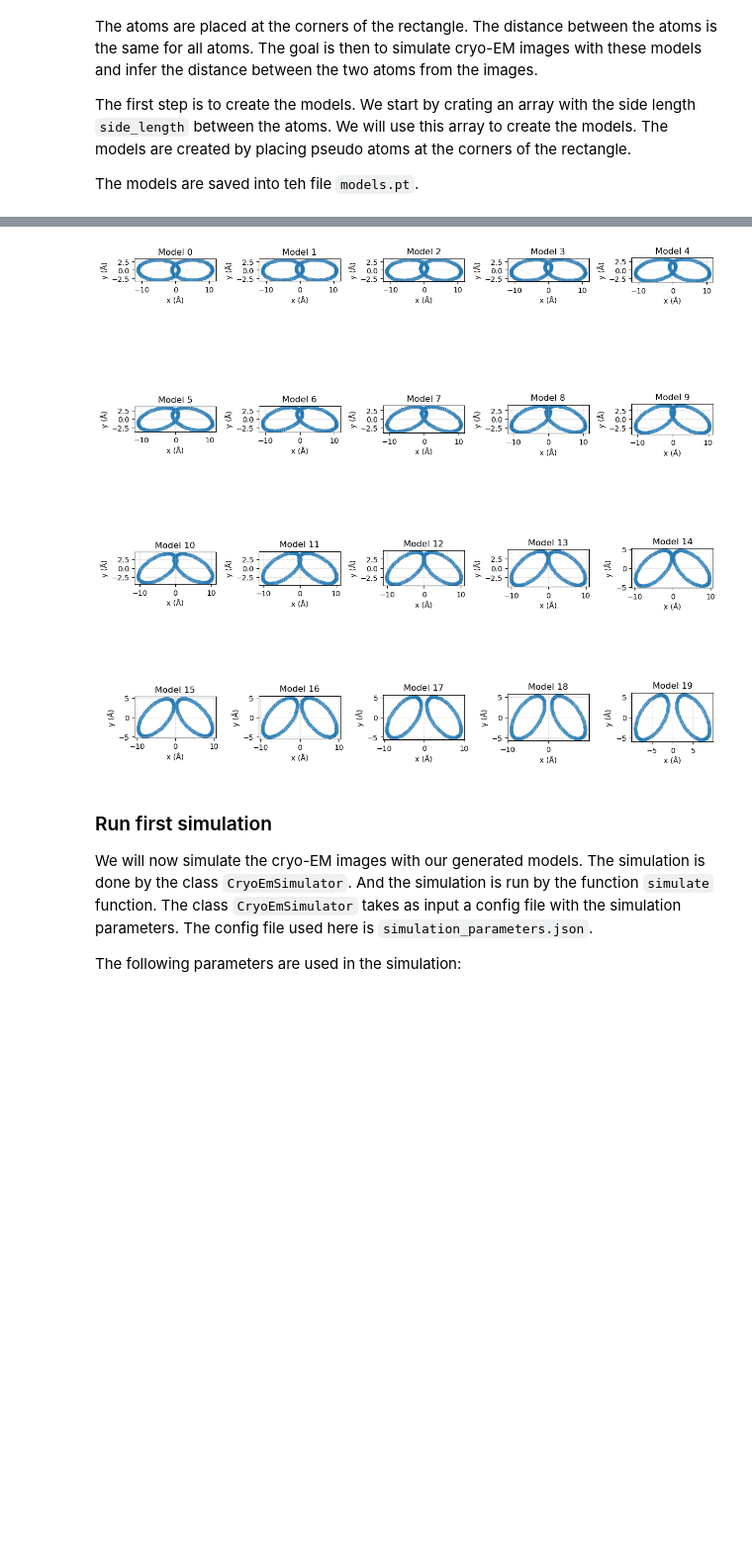
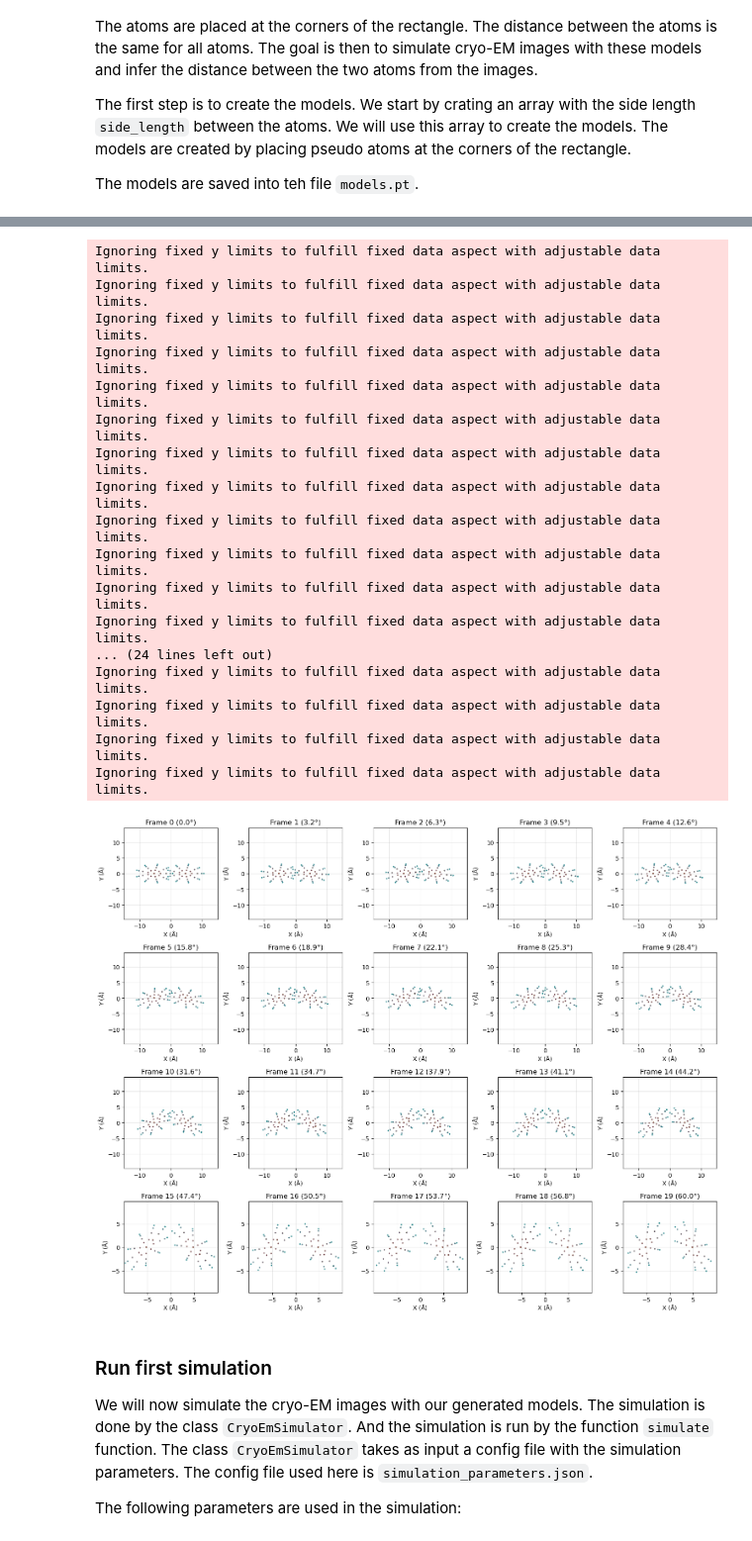
Before and after one commit to dariagusew/cryoSBI, a Jupyter notebook: tutorials/NLE/test_nle.ipynb, the cells around one changed output, grey strips where cells are left out. Shown at 99% size. Saved outputs shown, nothing was run; the diff lists cells and outputs as text; code cells hidden in the pictures; blank space fills up the shorter version.

```diff
--- a/tutorials/NLE/test_nle.ipynb
+++ b/tutorials/NLE/test_nle.ipynb
@@ -185,48 +193,69 @@ torch.Size([20, 3, 120])
 # %%
-def visualize_models_2d(models, n_models_to_show=9, figsize=(12, 12)):
+def plot_xy_projections(models):
     """
-    Visualize models as 2D projections onto xy plane.
+    Plot XY projection of all models, each in a separate panel
 
     Args:
-        models: torch.Tensor of shape [num_models, 3, N]
-        n_models_to_show: number of models to display
-        figsize: figure size
+        models: tensor of shape (n_models, 3, n_atoms_total)
     """
-    n_models = min(n_models_to_show, models.shape[0])
+    n_models = models.shape[0]
 
-    # Calculate grid dimensions
+    # Calculate grid dimensions (try to make it roughly square)
     n_cols = int(np.ceil(np.sqrt(n_models)))
     n_rows = int(np.ceil(n_models / n_cols))
 
-    fig, axes = plt.subplots(n_rows, n_cols, figsize=figsize)
-    axes = axes.flatten() if n_models > 1 else [axes]
+    fig, axes = plt.subplots(n_rows, n_cols, figsize=(3*n_cols, 3*n_rows))
 
-    for idx in range(n_models):
-        ax = axes[idx]
+    # Flatten axes array for easy indexing
+    if n_models == 1:
+        axes = np.array([axes])
+    else:
+        axes = axes.flatten()
 
-        # Extract x, y coordinates
-        x = models[idx, 0, :].numpy() if hasattr(models[idx, 0, :], 'numpy') else models[idx, 0, :]
-        y = models[idx, 1, :].numpy() if hasattr(models[idx, 1, :], 'numpy') else models[idx, 1, :]
+    for i in range(n_models):
+        x = models[i, 0, :].numpy()
+        y = models[i, 1, :].numpy()
+        z = models[i, 2, :].numpy()
 
-        # Plot projection
-        ax.scatter(x, y, alpha=0.6, s=20)
-        ax.set_aspect('equal')
-        ax.grid(True, alpha=0.3)
-        ax.set_xlabel('x (Å)')
-        ax.set_ylabel('y (Å)')
-        ax.set_title(f'Model {idx}')
+        # Plot XY projection, color by Z coordinate
+        axes[i].scatter(x, y, c=z, cmap='viridis', s=2, alpha=0.6)
+        axes[i].set_xlabel('X (Å)')
+        axes[i].set_ylabel('Y (Å)')
+        axes[i].set_title(f'Frame {i} ({i/(n_models-1)*60:.1f}°)')
+        axes[i].axis('equal')
+        axes[i].grid(True, alpha=0.3)
+        axes[i].set_xlim([-15, 15])
+        axes[i].set_ylim([-10, 10])
 
-    # Hide unused subplots
-    for idx in range(n_models, len(axes)):
-        axes[idx].axis('off')
+    # Hide empty subplots
+    for i in range(n_models, len(axes)):
+        axes[i].axis('off')
 
     plt.tight_layout()
-    plt.savefig('models_projection.png', dpi=150, bbox_inches='tight')
+    plt.savefig('xy_projections.png', dpi=150, bbox_inches='tight')
     plt.show()
 
-visualize_models_2d(models, n_models_to_show=20)
+# Plot XY projections
+plot_xy_projections(models)
 # %% [output]
+Ignoring fixed y limits to fulfill fixed data aspect with adjustable data limits.
+Ignoring fixed y limits to fulfill fixed data aspect with adjustable data limits.
+Ignoring fixed y limits to fulfill fixed data aspect with adjustable data limits.
+Ignoring fixed y limits to fulfill fixed data aspect with adjustable data limits.
+Ignoring fixed y limits to fulfill fixed data aspect with adjustable data limits.
+Ignoring fixed y limits to fulfill fixed data aspect with adjustable data limits.
+Ignoring fixed y limits to fulfill fixed data aspect with adjustable data limits.
+Ignoring fixed y limits to fulfill fixed data aspect with adjustable data limits.
+Ignoring fixed y limits to fulfill fixed data aspect with adjustable data limits.
+Ignoring fixed y limits to fulfill fixed data aspect with adjustable data limits.
+Ignoring fixed y limits to fulfill fixed data aspect with adjustable data limits.
+Ignoring fixed y limits to fulfill fixed data aspect with adjustable data limits.
+... (24 lines left out)
+Ignoring fixed y limits to fulfill fixed data aspect with adjustable data limits.
+Ignoring fixed y limits to fulfill fixed data aspect with adjustable data limits.
+Ignoring fixed y limits to fulfill fixed data aspect with adjustable data limits.
+Ignoring fixed y limits to fulfill fixed data aspect with adjustable data limits.
-[figure, old version]
+[figure, new version]
 # %% [markdown]
 ### Run first simulation
 
```
Also changed, not shown: parts of 10 cells of this notebook, 5 other files.
